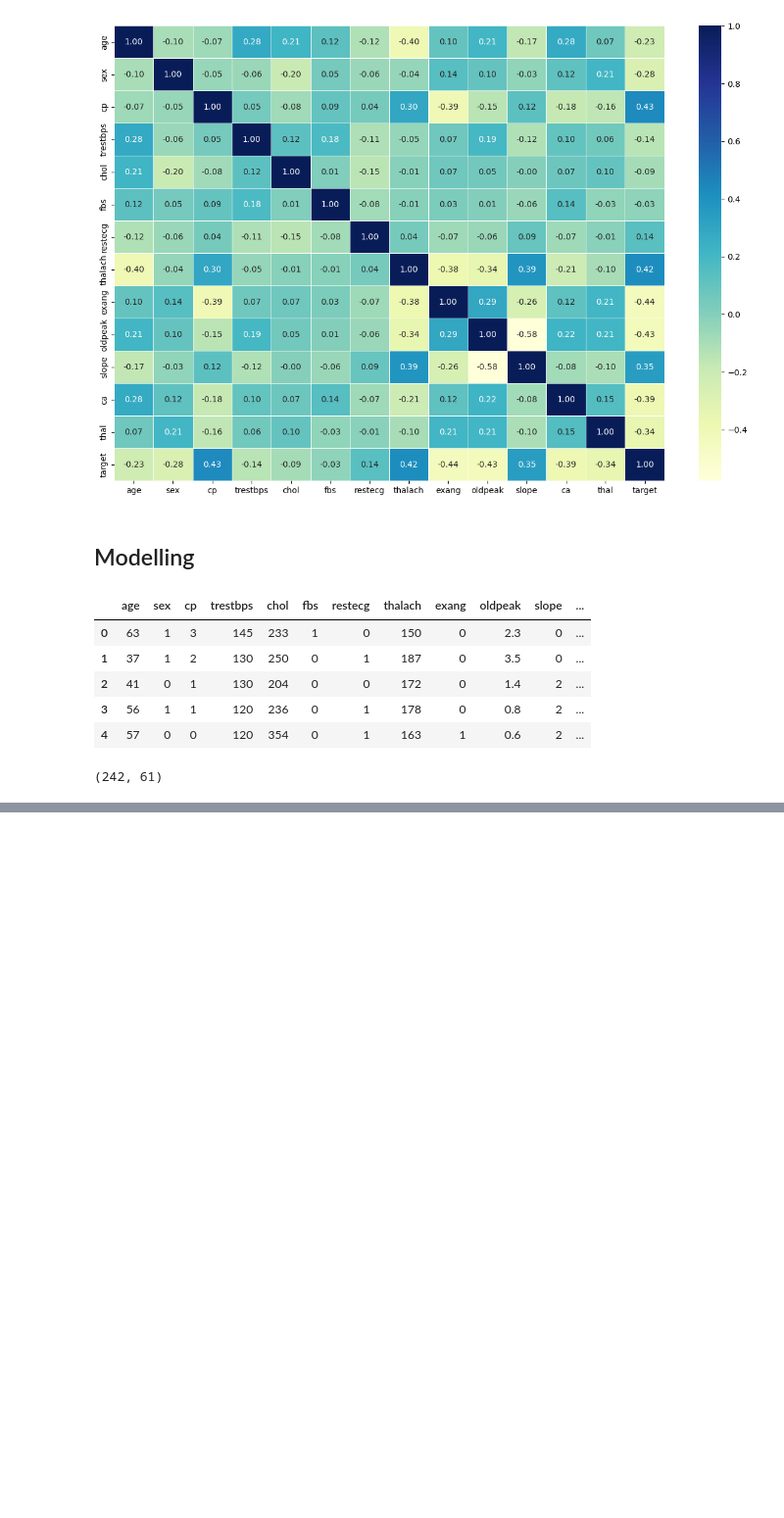
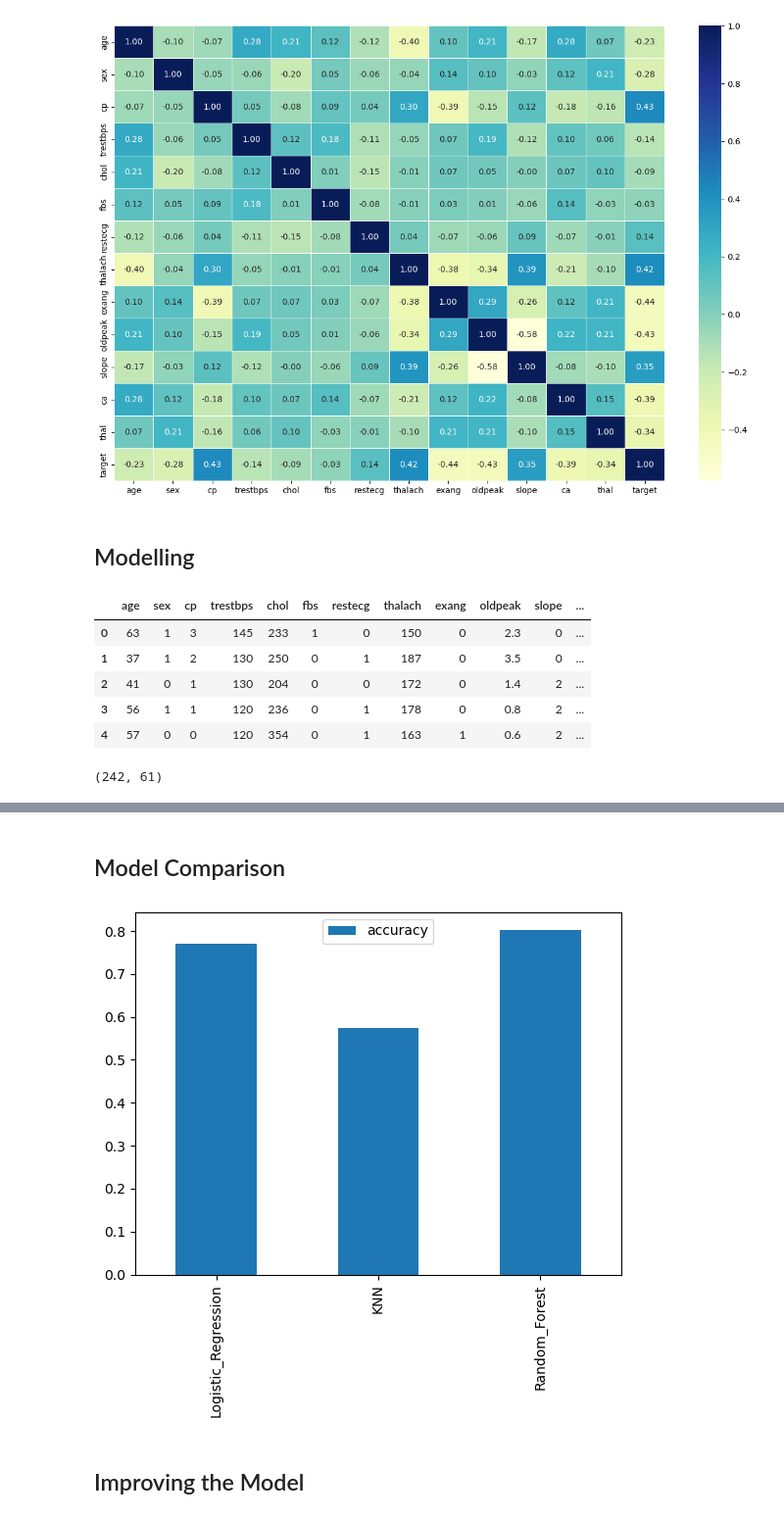
Before and after one commit to bhagya777/Heart_disease_prediction_project, a Jupyter notebook: Heart_disease_prediction_model.ipynb, the cells around one changed output, grey strips where cells are left out. Shown: that part at 98% size. Cells and saved outputs as stored; diff of their text form; code cells hidden in the pictures; blank space fills up the shorter version.

Commit message:
Heart_disease_prediction_model

```diff
--- a/Heart_disease_prediction_model.ipynb
+++ b/Heart_disease_prediction_model.ipynb
@@ -229,0 +238,18 @@ len(x_train),len(x_test)
+# %%
+models={"Logistic_Regression":LogisticRegression(),
+        "KNN":KNeighborsClassifier(),
+        "Random_Forest":RandomForestClassifier()}
+
+def fit_and_score(models,x_train,x_test,y_train,y_test):
+    """
+    Models=Dict of Scikit-learn models with name as key, model as value
+    """
+    np.random.seed(1)
+    model_scores={}
+    for name,model in models.items():
+        model.fit(x_train,y_train)
+        model_scores[name]=model.score(x_test,y_test)
+    return model_scores
+# %%
+model_scores=fit_and_score(models=models,x_train=x_train,x_test=x_test,y_train=y_train,y_test=y_test)
+model_scores
@@ -229,0 +267,10 @@ len(x_train),len(x_test)
+# %% [markdown]
+## Model Comparison
+# %%
+model_compare=pd.DataFrame(model_scores,index=["accuracy"])
+model_compare.T.plot.bar()
+plt.show()
+# %% [output]
+[figure, added]
+# %% [markdown]
+## Improving the Model
```
Also changed, not shown: parts of 50 cells of this notebook.
